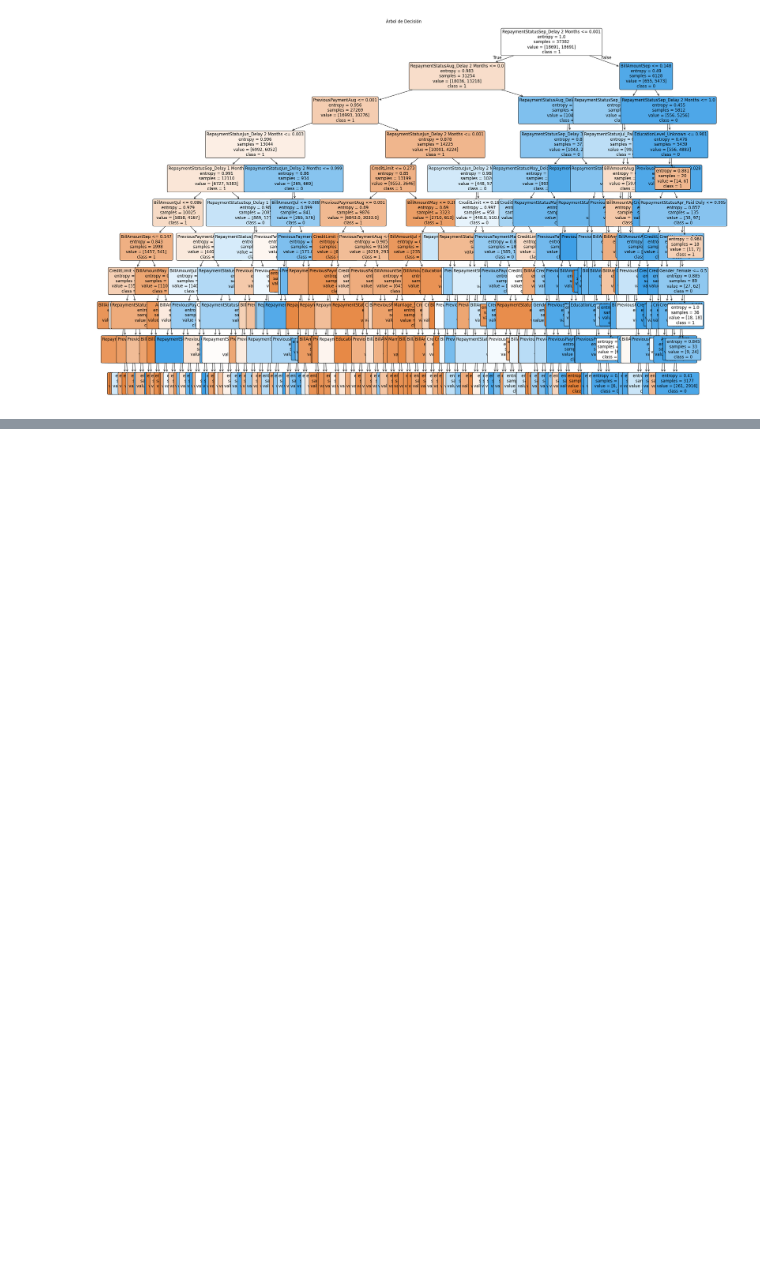
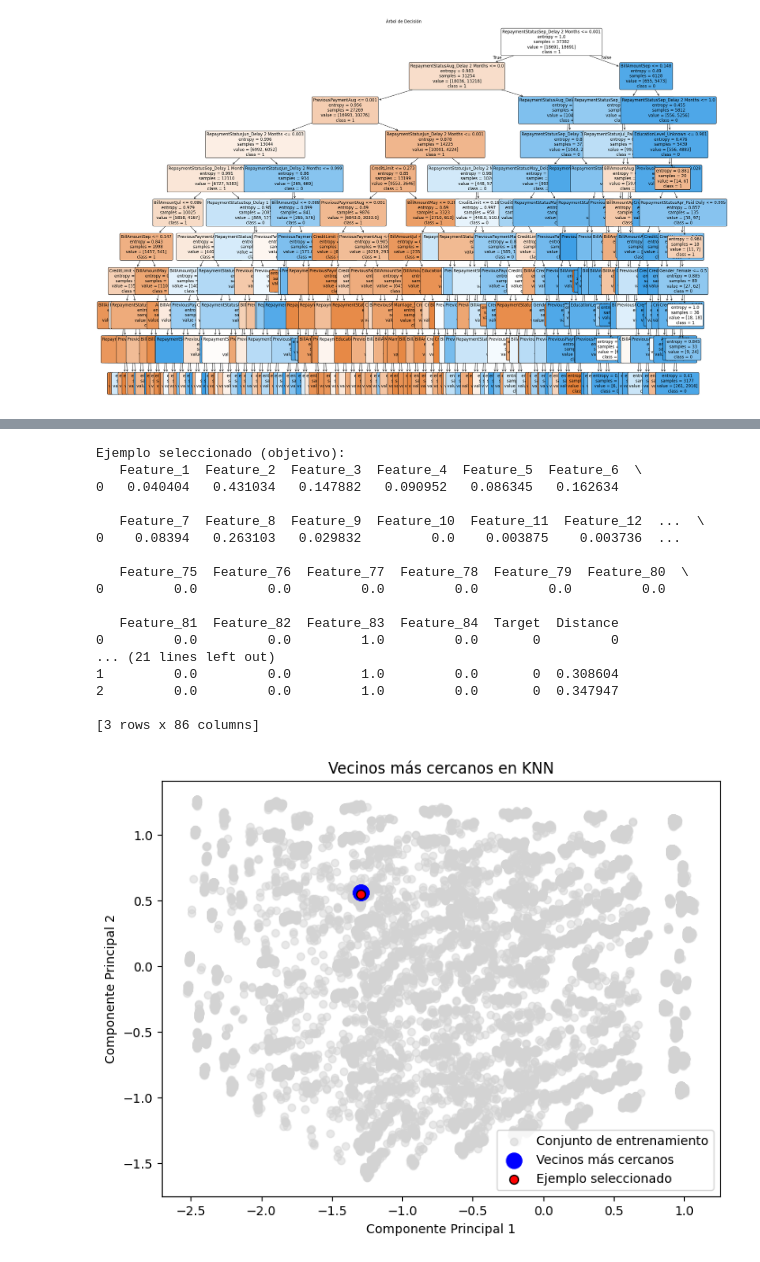
Before and after one commit to marioUnir/TFM, a Jupyter notebook: 4-Scale & One-Hot & SMOTE & Train.ipynb, the cells around one changed output, grey strips where cells are left out. Drawn from its saved outputs; the diff is of its cells as text; code cells hidden in the pictures; blank space fills up the shorter version.

```diff
--- a/4-Scale & One-Hot & SMOTE & Train.ipynb
+++ b/4-Scale & One-Hot & SMOTE & Train.ipynb
@@ -342,0 +437,79 @@ plt.show()
+# %%
+import numpy as np
+import pandas as pd
+import matplotlib.pyplot as plt
+from sklearn.decomposition import PCA
+
+# Extraer el modelo KNN
+knn_model = best_models["K-Nearest Neighbors"]
+
+# Seleccionar una muestra del conjunto de validación (X_val como numpy array)
+sample_index = 0  # Cambiar este índice para analizar diferentes ejemplos
+sample = X_val[sample_index].reshape(1, -1)  # Asegurarse de que tenga forma (1, n_features)
+
+# Obtener los vecinos más cercanos
+distances, indices = knn_model.kneighbors(sample)
+
+# Crear un DataFrame con la información de los vecinos (X_train es numpy array)
+neighbors_df = pd.DataFrame(
+    X_train[indices[0]],  # Recuperar las características de los vecinos
+    columns=[f"Feature_{i+1}" for i in range(X_train.shape[1])]  # Crear nombres genéricos para las columnas
+)
+neighbors_df["Target"] = np.array(y_train)[indices[0]]  # Convertir explícitamente y_train a numpy array
+neighbors_df["Distance"] = distances[0]  # Agregar las distancias
+
+# Crear información del ejemplo seleccionado
+sample_info = pd.DataFrame(sample, columns=[f"Feature_{i+1}" for i in range(sample.shape[1])])
+sample_info["Target"] = np.array(y_val)[sample_index]  # Convertir y_val explícitamente a numpy array
+sample_info["Distance"] = 0  # La distancia consigo mismo es 0
+
+# Mostrar información del ejemplo y sus vecinos
+print("Ejemplo seleccionado (objetivo):")
+print(sample_info)
+
+print("\nVecinos más cercanos:")
+print(neighbors_df.sort_values(by="Distance"))
+
+# Visualización (opcional) usando PCA
+pca = PCA(n_components=2)
+
+# Reducir dimensiones para graficar
+X_train_pca = pca.fit_transform(X_train)  # Reducir X_train a 2D
+sample_pca = pca.transform(sample)  # Reducir la muestra a 2D
+neighbors_pca = pca.transform(X_train[indices[0]])  # Reducir vecinos a 2D
+
+plt.figure(figsize=(8, 6))
+
+# Graficar todo el conjunto de entrenamiento reducido
+plt.scatter(X_train_pca[:, 0], X_train_pca[:, 1], c="lightgray", alpha=0.5, label="Conjunto de entrenamiento")
+
+# Graficar los vecinos más cercanos
+plt.scatter(neighbors_pca[:, 0], neighbors_pca[:, 1], c="blue", label="Vecinos más cercanos", s=150)
+
+# Graficar la muestra objetivo
+plt.scatter(sample_pca[:, 0], sample_pca[:, 1], c="red", label="Ejemplo seleccionado", s=50, edgecolor="black")  # Reducir el tamaño del punto
+
+plt.title("Vecinos más cercanos en KNN")
+plt.xlabel("Componente Principal 1")
+plt.ylabel("Componente Principal 2")
+plt.legend()
+plt.show()
+# %% [output]
+Ejemplo seleccionado (objetivo):
+   Feature_1  Feature_2  Feature_3  Feature_4  Feature_5  Feature_6  \
+0   0.040404   0.431034   0.147882   0.090952   0.086345   0.162634
+
+   Feature_7  Feature_8  Feature_9  Feature_10  Feature_11  Feature_12  ...  \
+0    0.08394   0.263103   0.029832         0.0    0.003875    0.003736  ...
+
+   Feature_75  Feature_76  Feature_77  Feature_78  Feature_79  Feature_80  \
+0         0.0         0.0         0.0         0.0         0.0         0.0
+
+   Feature_81  Feature_82  Feature_83  Feature_84  Target  Distance
+0         0.0         0.0         1.0         0.0       0         0
+... (21 lines left out)
+1         0.0         0.0         1.0         0.0       0  0.308604
+2         0.0         0.0         1.0         0.0       0  0.347947
+
+[3 rows x 86 columns]
+[figure, added]
```
Also changed, not shown: parts of 9 cells of this notebook.
